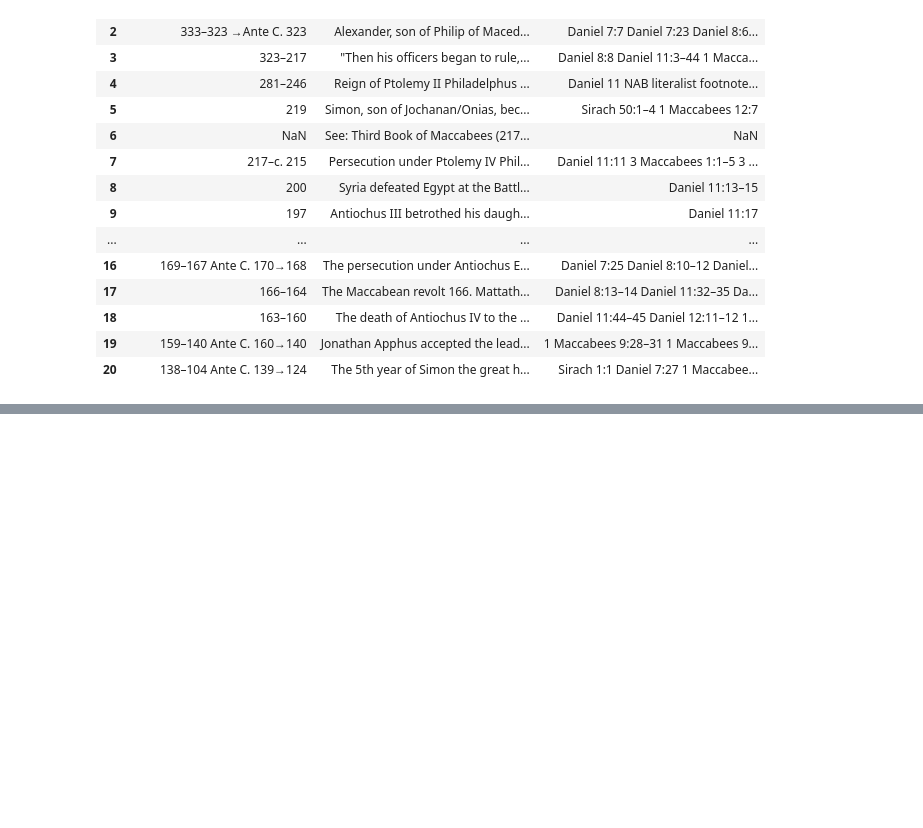
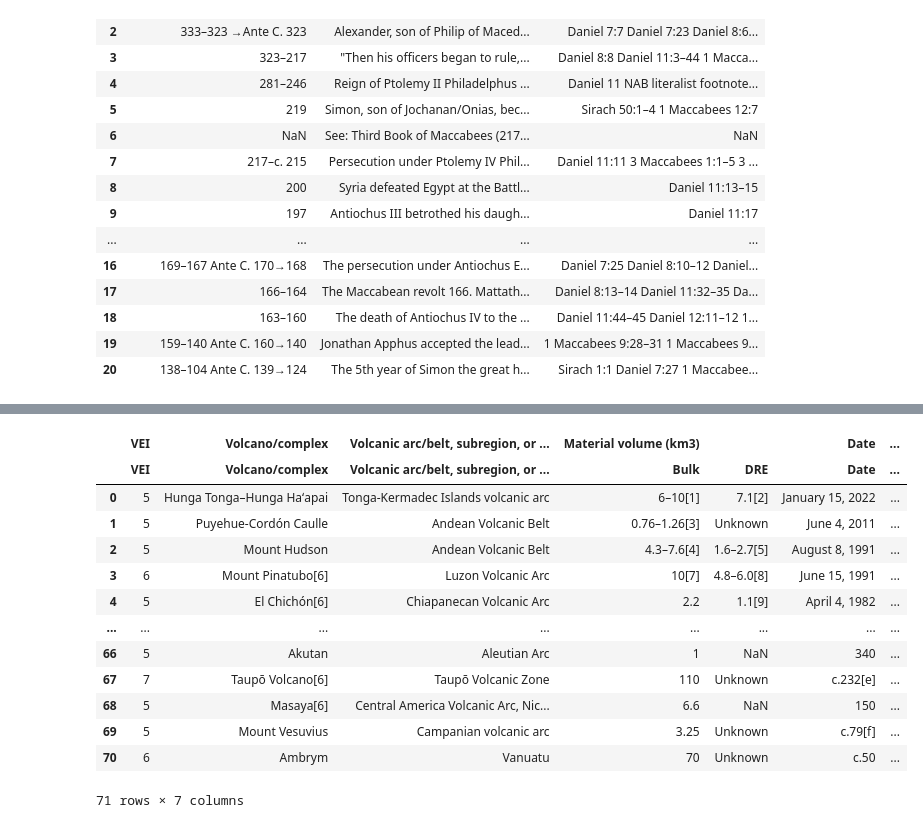
Before and after one commit to domschl/EbookTools, a Jupyter notebook: wiki_exporter.ipynb, the cells around one changed output, grey strips where cells are left out. Drawn from its saved outputs; the diff is of its cells as text; code cells hidden in the pictures; blank space fills up the shorter version.

```diff
--- a/wiki_exporter.ipynb
+++ b/wiki_exporter.ipynb
@@ -83,0 +317,20 @@ for table_id, title in table_titles.items():
+# %%
+url = "https://en.wikipedia.org/wiki/List_of_large_Holocene_volcanic_eruptions"
+tables = pd.read_html(url)
+# %%
+tables[0]
+# %% [output]
+|  | VEI | Volcano/complex | Volcanic arc/belt, subregion, or ... | Material volume (km3) |  | Date | ... |
+|  | VEI | Volcano/complex | Volcanic arc/belt, subregion, or ... | Bulk | DRE | Date | ... |
+| 0 | 5 | Hunga Tonga–Hunga Haʻapai | Tonga-Kermadec Islands volcanic arc | 6–10[1] | 7.1[2] | January 15, 2022 | ... |
+| 1 | 5 | Puyehue-Cordón Caulle | Andean Volcanic Belt | 0.76–1.26[3] | Un­known | June 4, 2011 | ... |
+| 2 | 5 | Mount Hudson | Andean Volcanic Belt | 4.3–7.6[4] | 1.6–2.7[5] | August 8, 1991 | ... |
+| 3 | 6 | Mount Pinatubo[6] | Luzon Volcanic Arc | 10[7] | 4.8–6.0[8] | June 15, 1991 | ... |
+| 4 | 5 | El Chichón[6] | Chiapanecan Volcanic Arc | 2.2 | 1.1[9] | April 4, 1982 | ... |
+| ... | ... | ... | ... | ... | ... | ... | ... |
+| 66 | 5 | Akutan | Aleutian Arc | 1 | NaN | 340 | ... |
+| 67 | 7 | Taupō Volcano[6] | Taupō Volcanic Zone | 110 | Un­known | c.232[e] | ... |
+| 68 | 5 | Masaya[6] | Central America Volcanic Arc, Nic... | 6.6 | NaN | 150 | ... |
+| 69 | 5 | Mount Vesuvius | Campanian volcanic arc | 3.25 | Un­known | c.79[f] | ... |
+| 70 | 6 | Ambrym | Vanuatu | 70 | Un­known | c.50 | ... |
+71 rows × 7 columns
```
Also changed, not shown: parts of 13 cells of this notebook.
